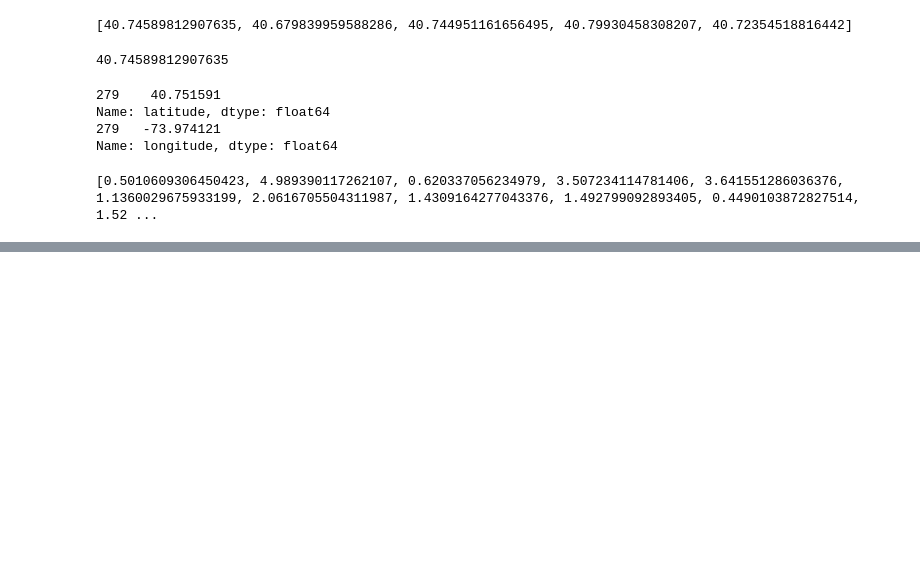
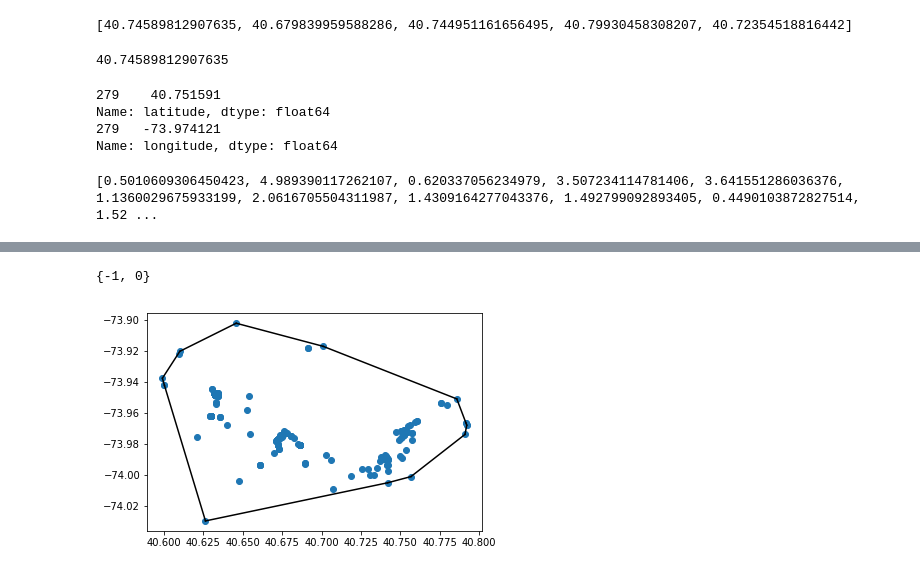
Before and after one commit to SanyaKathuria10/Spatial-Data-Visualization-and-Recommendation, a Jupyter notebook: scripts/module2.ipynb, the cells around one changed output, grey strips where cells are left out. Cells and saved outputs as stored; diff of their text form; code cells hidden in the pictures; blank space fills up the shorter version.

```diff
--- a/scripts/module2.ipynb
+++ b/scripts/module2.ipynb
@@ -181,0 +261,15 @@ p_close = [1 / x ** 1.64 for x in dist]
+# %%
+unique_labels
+# %% [output]
+{-1, 0}
+# %%
+location = np.array(user_rows[['latitude', 'longitude']])
+hull = ConvexHull(location)
+# %%
+#import matplotlib.pyplot as plt
+plt.plot(location[:,0], location[:,1], 'o')
+for simplex in hull.simplices:
+    plt.plot(location[simplex, 0], location[simplex, 1], 'k-')
+plt.show()
+# %% [output]
+[figure, added]
```
Also changed, not shown: parts of 13 cells of this notebook, 3 other files.
